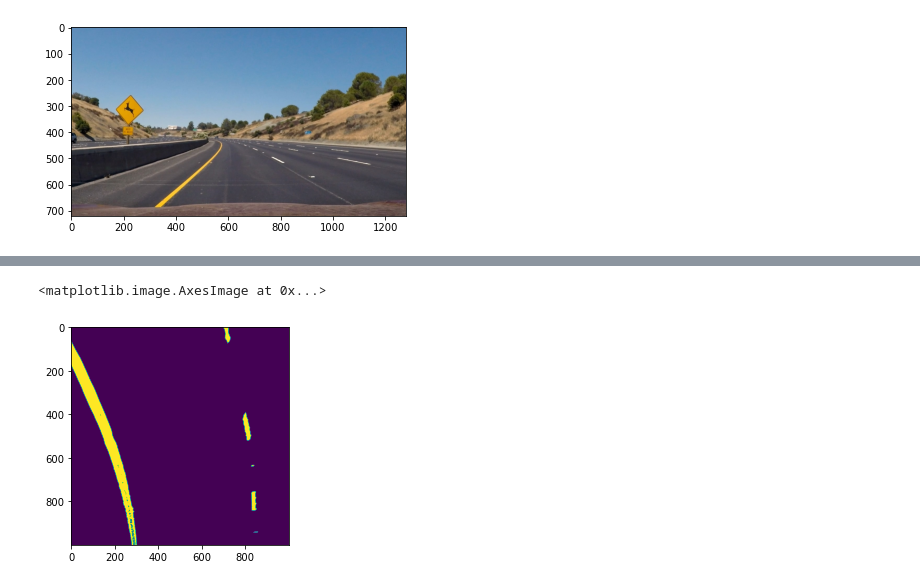
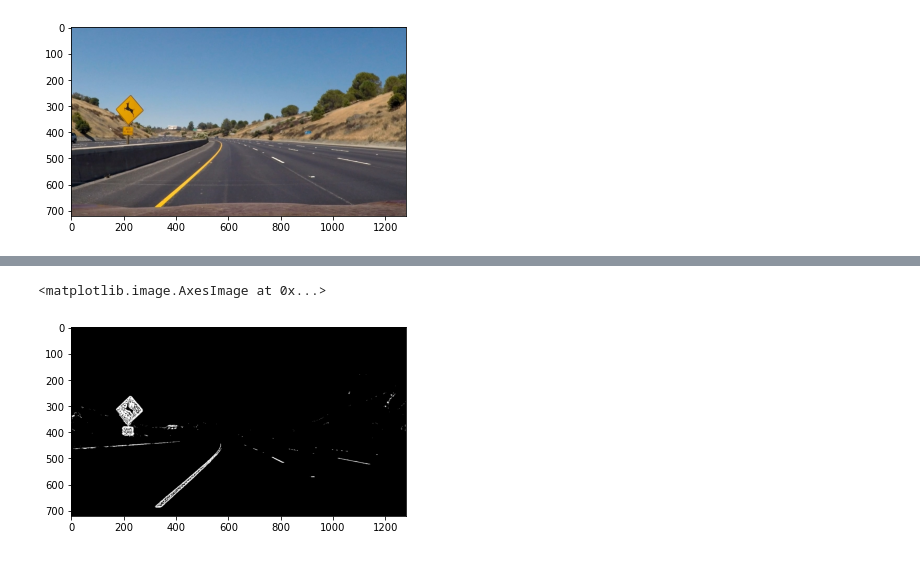
Before and after one commit to Ahmedkhalifa1999/Simple-Perception-Stack-for-Self-Driving-Car, a Jupyter notebook: Pipeline Idea 1.ipynb, the cells around one changed output, grey strips where cells are left out. Cells and saved outputs as stored; diff of their text form; code cells hidden in the pictures.

```diff
--- a/Pipeline Idea 1.ipynb
+++ b/Pipeline Idea 1.ipynb
@@ -31,5 +34,5 @@ yellow_mask = (80 < h) & (h < 120) & (100 < s) & (s < 255) & (100 < v) & (v < 25
-# %%
-plt.imshow(white_mask | yellow_mask)
-# %% [output]
-<matplotlib.image.AxesImage at 0x...>
-[figure, removed]
+# %%
+plt.imshow(lane_mask, cmap = 'gray')
+# %% [output]
+<matplotlib.image.AxesImage at 0x...>
+[figure, added]
```
Also changed, not shown: parts of 5 cells of this notebook, 5 other files.
